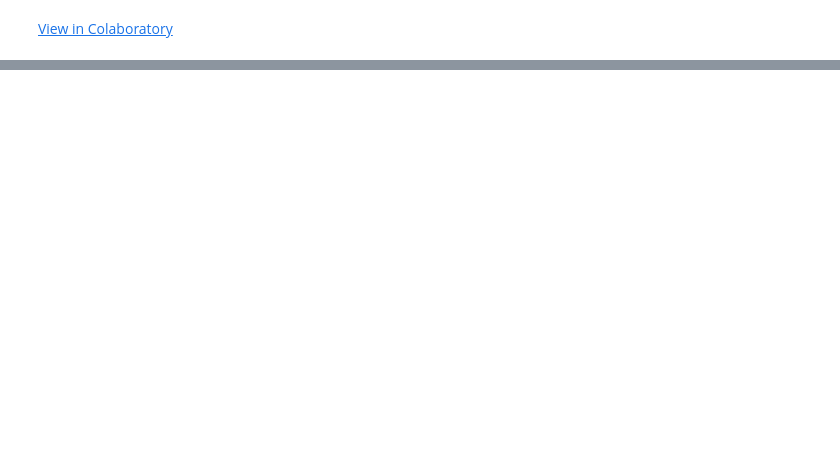
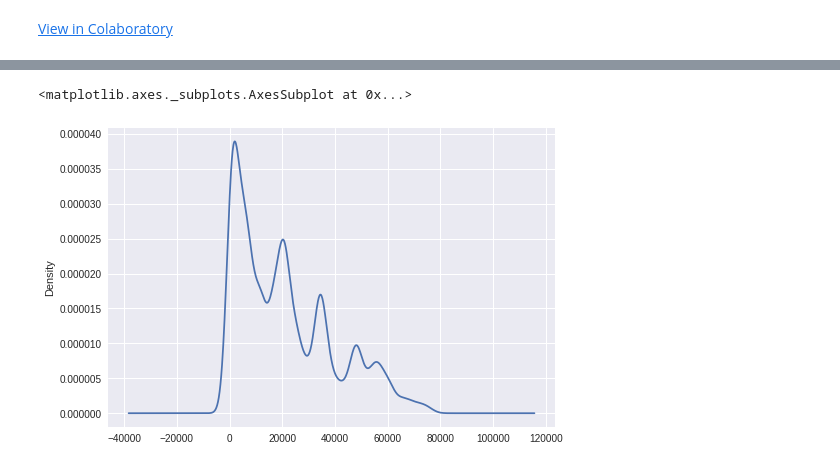
Before and after one commit to paulanavarretec/RecSys-Tarea1, a Jupyter notebook: Recsys_Tarea1.ipynb, the cells around one changed output, grey strips where cells are left out. Cells and saved outputs as stored; diff of their text form; code cells hidden in the pictures; blank space fills up the shorter version.

```diff
--- a/Recsys_Tarea1.ipynb
+++ b/Recsys_Tarea1.ipynb
@@ -32,0 +152,8 @@ The algorithms developed ahead are:
+# %%
+import numpy as np
+ser = pd.Series(train_file['itemID'].tolist())
+
+ser.plot.kde()
+# %% [output]
+<matplotlib.axes._subplots.AxesSubplot at 0x...>
+[figure, added]
```
Also changed, not shown: parts of 17 cells of this notebook.
